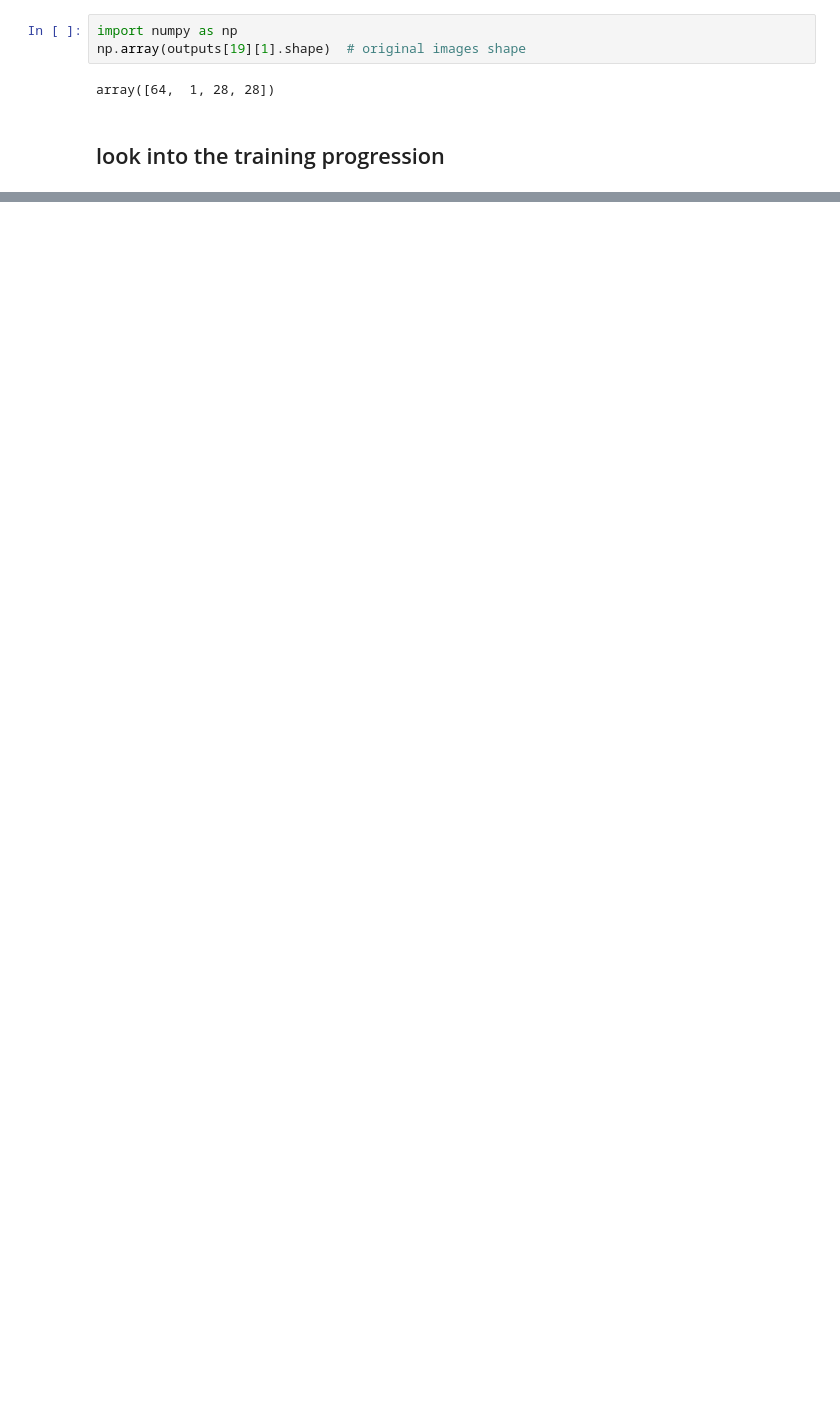
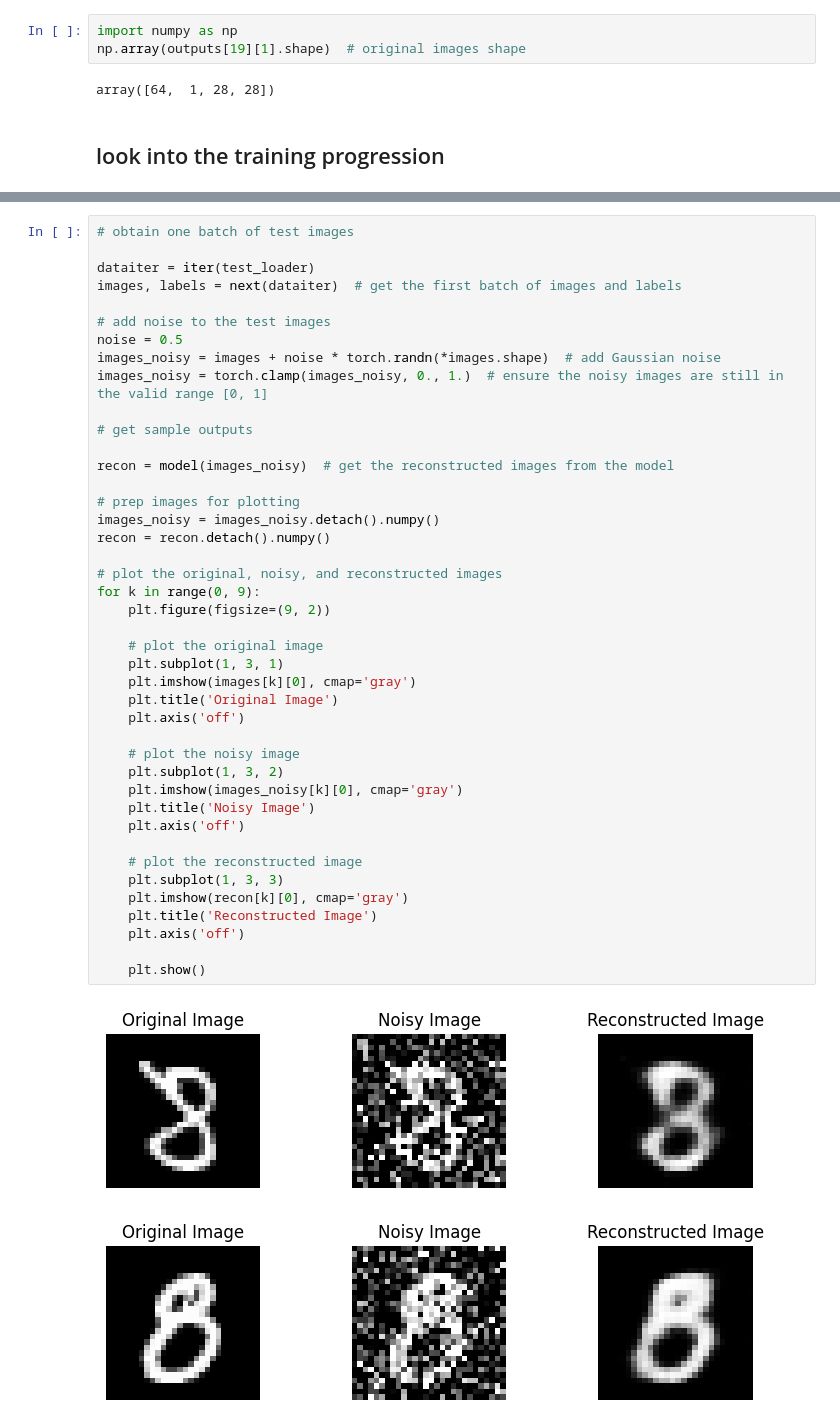
Before and after one commit to 123ned123/APS360, a Jupyter notebook: Tuts/tut4/Tut_4_Autoencoder.ipynb, the cells around one changed output, grey strips where cells are left out. Saved outputs shown, nothing was run; the diff lists cells and outputs as text; blank space fills up the shorter version.

```diff
--- a/Tuts/tut4/Tut_4_Autoencoder.ipynb
+++ b/Tuts/tut4/Tut_4_Autoencoder.ipynb
@@ -496,0 +614,45 @@ for k in range(0, max_epochs, 5):
+# %%
+# obtain one batch of test images
+
+dataiter = iter(test_loader)
+images, labels = next(dataiter)  # get the first batch of images and labels
+
+# add noise to the test images
+noise = 0.5
+images_noisy = images + noise * torch.randn(*images.shape)  # add Gaussian noise
+images_noisy = torch.clamp(images_noisy, 0., 1.)  # ensure the noisy images are still in the valid range [0, 1]
+
+# get sample outputs
+
+recon = model(images_noisy)  # get the reconstructed images from the model
+
+# prep images for plotting
+images_noisy = images_noisy.detach().numpy()
+recon = recon.detach().numpy()
+
+# plot the original, noisy, and reconstructed images
+for k in range(0, 9):
+    plt.figure(figsize=(9, 2))
+
+    # plot the original image
+    plt.subplot(1, 3, 1)
+    plt.imshow(images[k][0], cmap='gray')
+    plt.title('Original Image')
+    plt.axis('off')
+
+    # plot the noisy image
+    plt.subplot(1, 3, 2)
+    plt.imshow(images_noisy[k][0], cmap='gray')
+    plt.title('Noisy Image')
+    plt.axis('off')
+
+    # plot the reconstructed image
+    plt.subplot(1, 3, 3)
+    plt.imshow(recon[k][0], cmap='gray')
+    plt.title('Reconstructed Image')
+    plt.axis('off')
+
+    plt.show()
+# %% [output]
+[figure, added]
+[figure, added]
```
Also changed, not shown: parts of 14 cells of this notebook.
